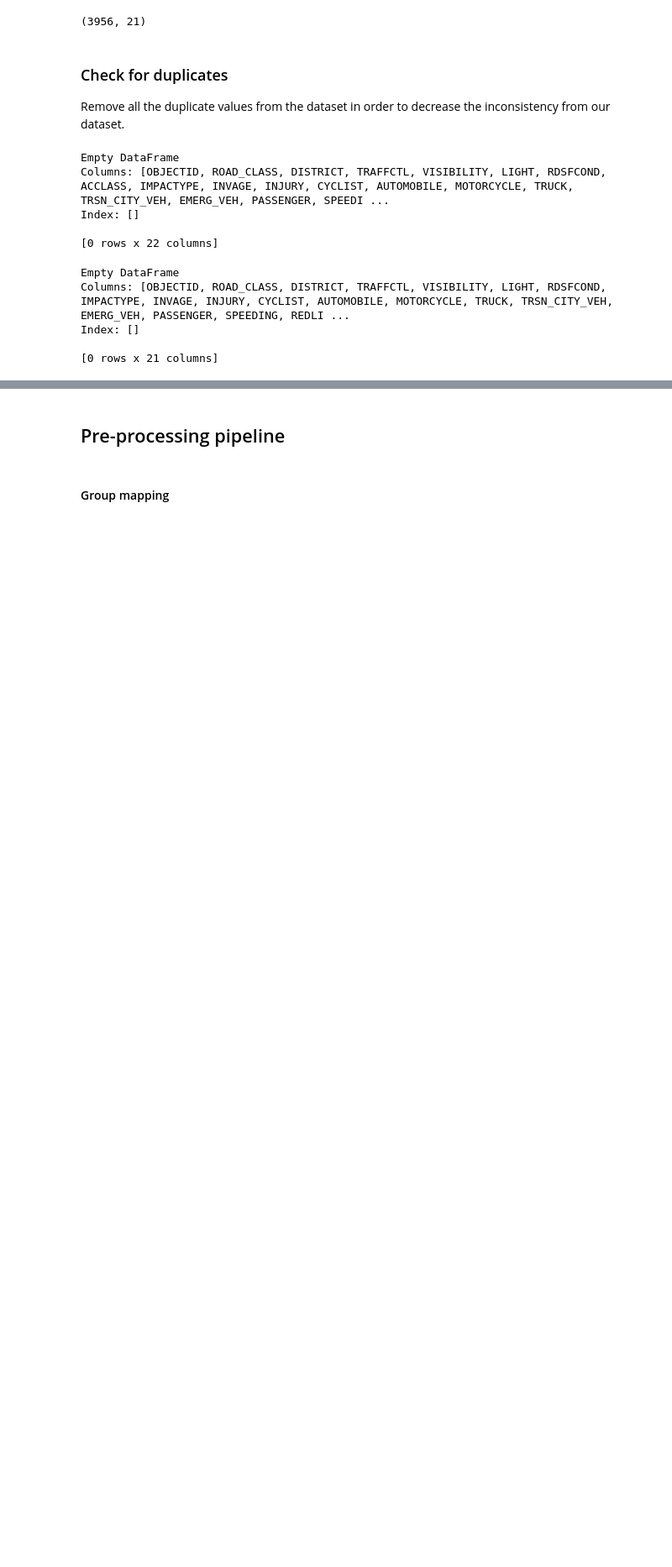
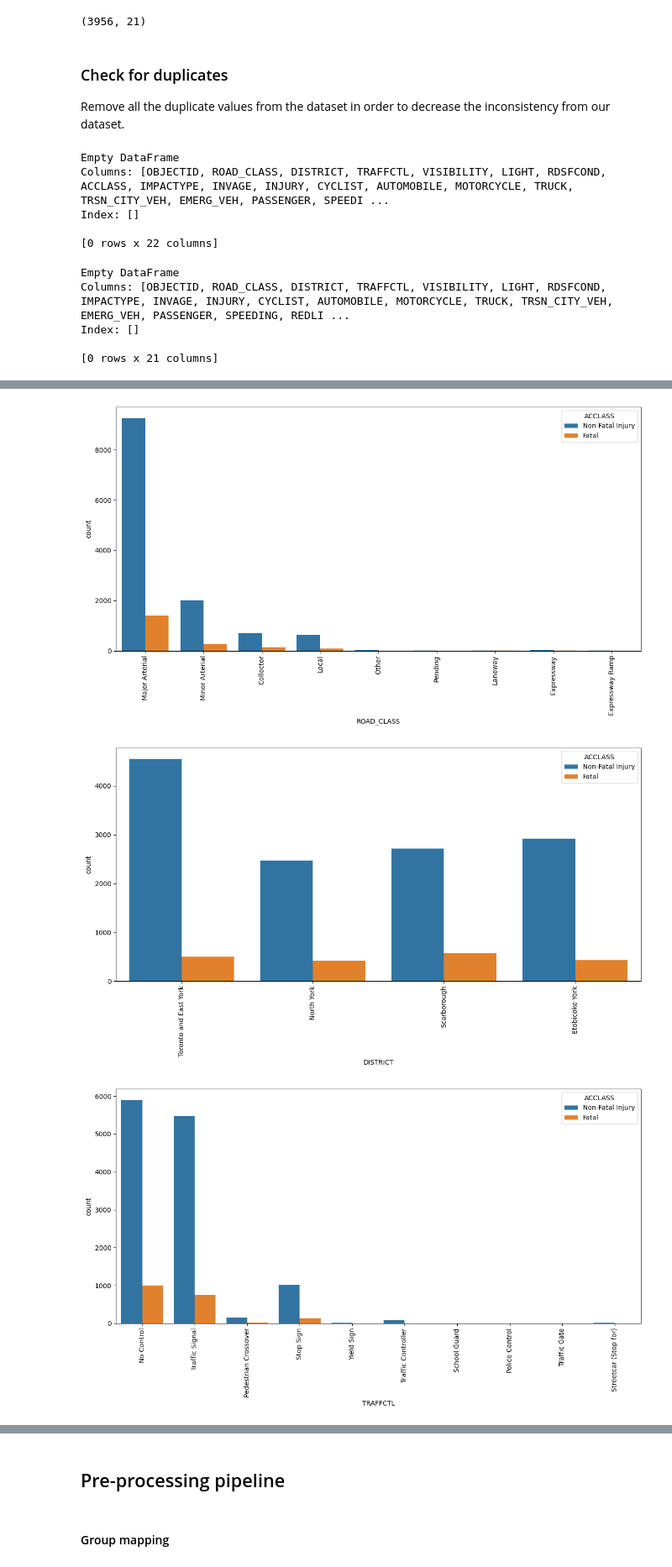
Before and after one commit to afscomercial/introduction-artificial-intelligence, a Jupyter notebook: NN_model/notebook.ipynb, the cells around one changed output, grey strips where cells are left out. Shown at 84% size. Cells and saved outputs as stored; diff of their text form; code cells hidden in the pictures; blank space fills up the shorter version.

```diff
--- a/NN_model/notebook.ipynb
+++ b/NN_model/notebook.ipynb
@@ -520,0 +534,36 @@ Index: []
+# %%
+# create function for count plot to reduce length and improve understanding
+def plot_countplot(x_col, figsize=(12,7), rotation=90):
+    plt.figure(figsize=figsize)
+    sns.countplot(x=x_col, hue='ACCLASS', data=train_df)
+    plt.xlabel(x_col)
+    plt.ylabel('count')
+    plt.legend(title='ACCLASS')
+    # rotating label of x-axis
+    plt.xticks(rotation=rotation)
+    # trying to adjust layout
+    plt.tight_layout()
+    plt.show()
+
+
+#showing the relationship between ACCLASS and ROAD_CLASS with bar plot
+plot_countplot('ROAD_CLASS')
+
+#showing the relationship between ACCLASS and DISTRICT with bar plot
+plot_countplot('DISTRICT')
+
+#showing the relationship between ACCLASS and TRAFFCTL with bar plot
+plot_countplot('TRAFFCTL')
+
+#showing the relationship between ACCLASS and VISIBILITY with bar plot
+plot_countplot('VISIBILITY')
+
+#showing the relationship between ACCLASS and LIGHT with bar plot
+plot_countplot('LIGHT')
+
+#showing the relationship between ACCLASS and IMPACTYPE with bar plot
+plot_countplot('IMPACTYPE')
+# %% [output]
+[figure, added]
+[figure, added]
+[figure, added]
```
Also changed, not shown: parts of 78 cells of this notebook, 11 other files.
